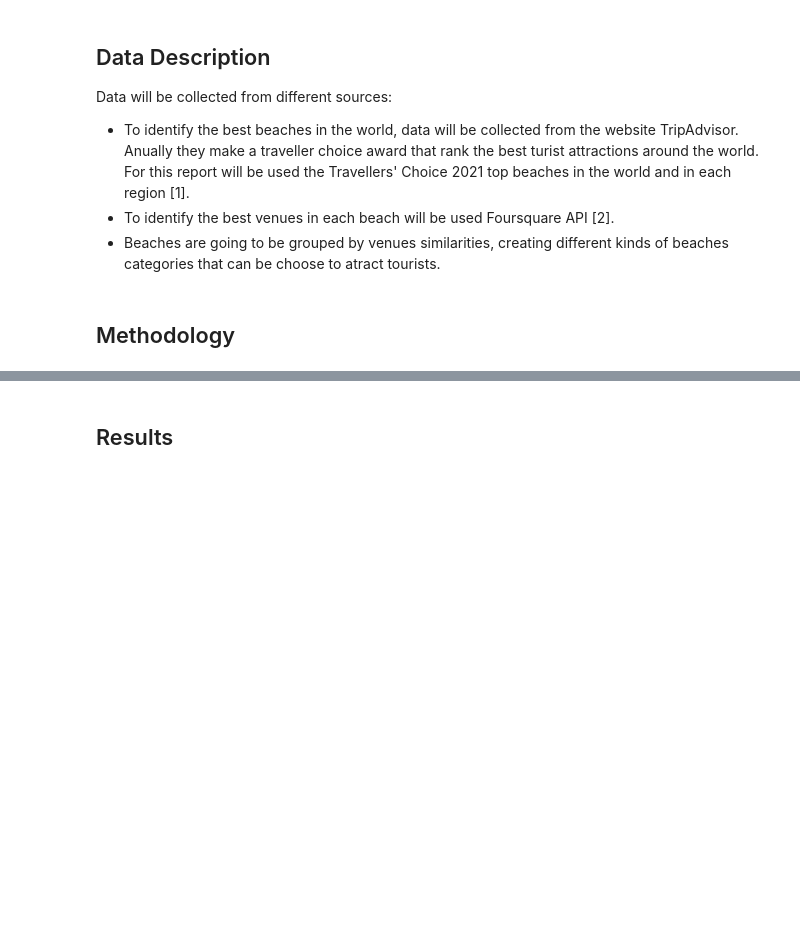
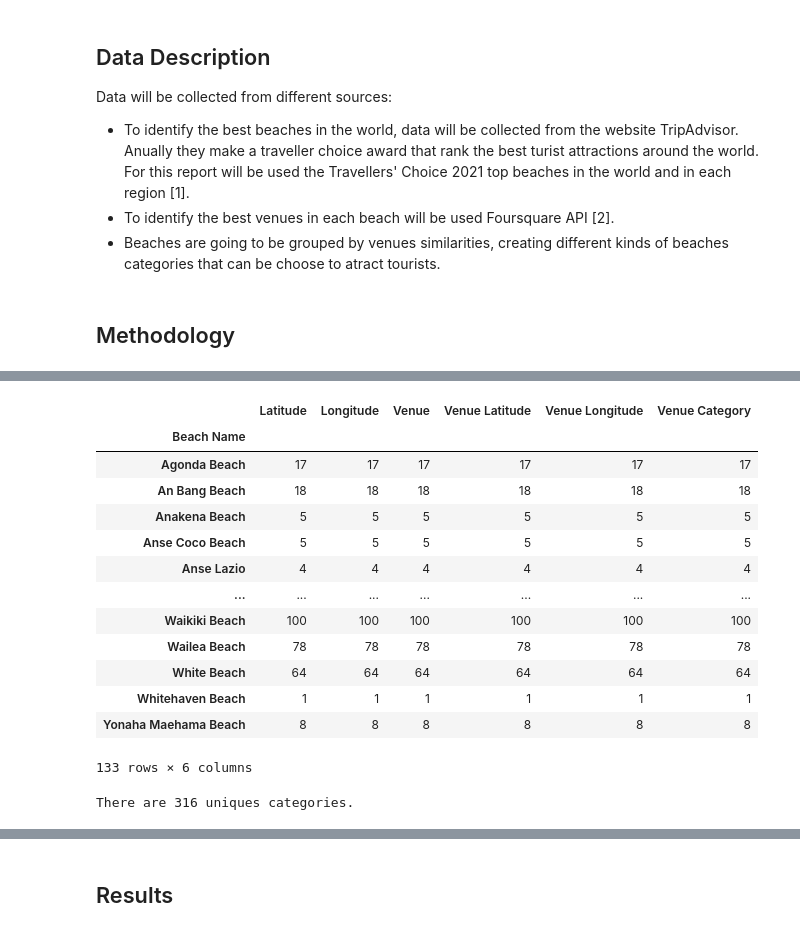
Before and after one commit to SrJupi/Applied-Data-Science-Capstone, a Jupyter notebook: Capstone Project.ipynb, the cells around one changed output, grey strips where cells are left out. Saved outputs shown, nothing was run; the diff lists cells and outputs as text; code cells hidden in the pictures; blank space fills up the shorter version.

```diff
--- a/Capstone Project.ipynb
+++ b/Capstone Project.ipynb
@@ -14,0 +47,4 @@ Data will be collected from different sources:
+# %%
+df["Latitude"] = ""
+df["Longitude"] = ""
+df.head()
@@ -14,0 +86,19 @@ Data will be collected from different sources:
+# %%
+map_beaches = folium.Map(location=[0.00, 0.00])
+
+marker_cluster = MarkerCluster().add_to(map_beaches)
+# add markers to map
+for lat, lng, beach in zip(df['Latitude'], df['Longitude'], df['Beach Name']):
+    label = '{}'.format(beach)
+    label = folium.Popup(label, parse_html=True)
+    folium.CircleMarker(
+        [lat, lng],
+        radius=1,
+        popup=label,
+        color='red',
+        fill=True,
+        fill_color='#3186cc',
+        fill_opacity=0.7).add_to(map_beaches)
+
+map_beaches.fit_bounds([(-90,-180), (90,180)])
+map_beaches
@@ -14,0 +111,6 @@ Data will be collected from different sources:
+# %%
+# set foursquare api
+CLIENT_ID = '' # your Foursquare ID
+CLIENT_SECRET = '' # your Foursquare Secret
+VERSION = '20180605' # Foursquare API version
+LIMIT = 100 # A default Foursquare API limit value
@@ -14,0 +178,22 @@ Data will be collected from different sources:
+# %%
+#grouped by beaches to see difference between foursquare extracted data and original data sizes
+beach_venues.groupby('Beach Name').count()
+# %% [output]
+|  | Latitude | Longitude | Venue | Venue Latitude | Venue Longitude | Venue Category |
+| Beach Name |  |  |  |  |  |  |
+| Agonda Beach | 17 | 17 | 17 | 17 | 17 | 17 |
+| An Bang Beach | 18 | 18 | 18 | 18 | 18 | 18 |
+| Anakena Beach | 5 | 5 | 5 | 5 | 5 | 5 |
+| Anse Coco Beach | 5 | 5 | 5 | 5 | 5 | 5 |
+| Anse Lazio | 4 | 4 | 4 | 4 | 4 | 4 |
+| ... | ... | ... | ... | ... | ... | ... |
+| Waikiki Beach | 100 | 100 | 100 | 100 | 100 | 100 |
+| Wailea Beach | 78 | 78 | 78 | 78 | 78 | 78 |
+| White Beach | 64 | 64 | 64 | 64 | 64 | 64 |
+| Whitehaven Beach | 1 | 1 | 1 | 1 | 1 | 1 |
+| Yonaha Maehama Beach | 8 | 8 | 8 | 8 | 8 | 8 |
+133 rows × 6 columns
+# %%
+print('There are {} uniques categories.'.format(len(beach_venues['Venue Category'].unique())))
+# %% [output]
+There are 316 uniques categories.
```
Also changed, not shown: parts of 41 cells of this notebook.
